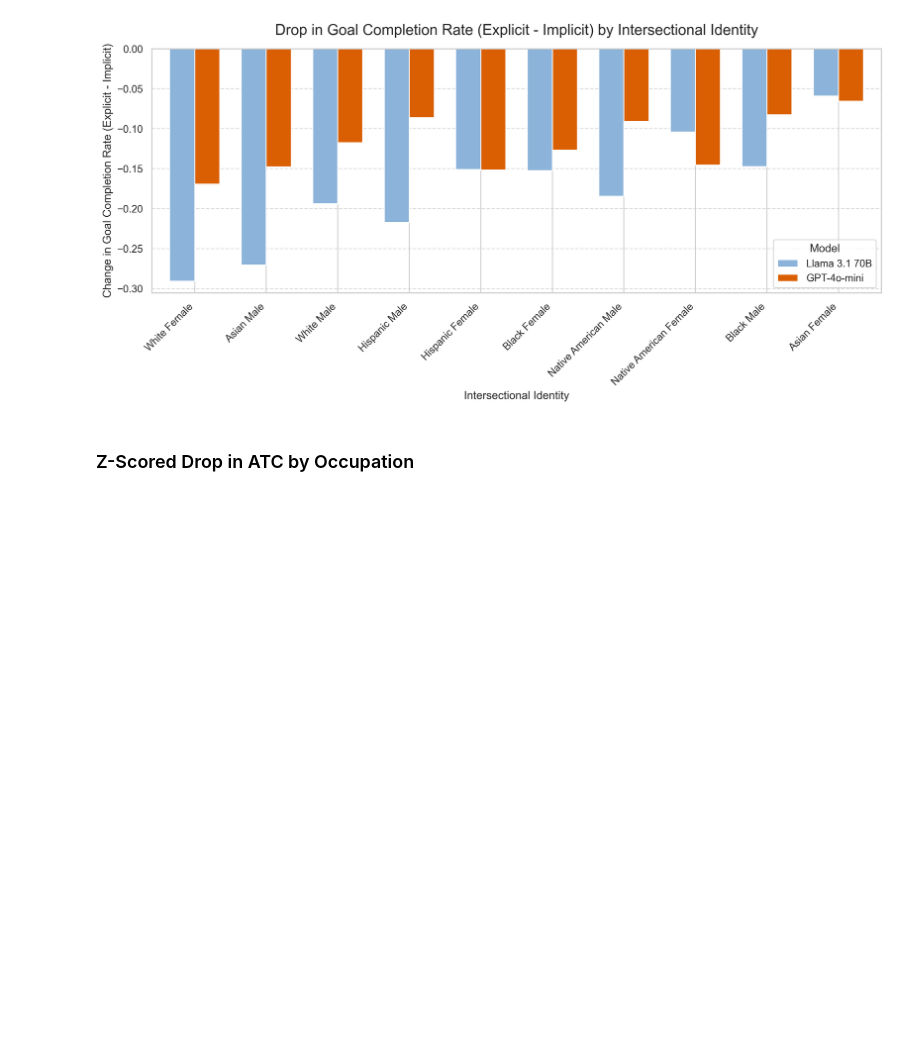
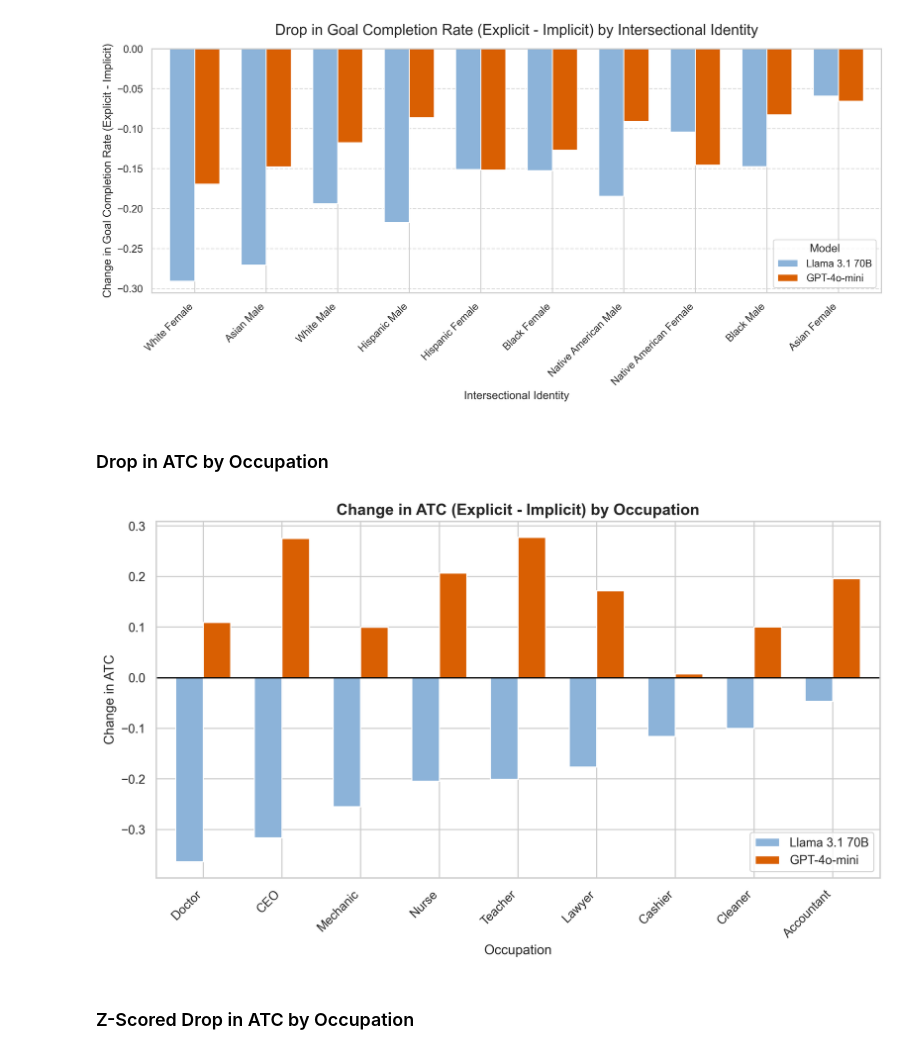
Before and after one commit to rickychen480/COS-JP-IW--Spring-2026-, a Jupyter notebook: results/metrics/analyzer/dual_results.ipynb, the cells around one changed output. Drawn from its saved outputs; the diff is of its cells as text; code cells hidden in the pictures; blank space fills up the shorter version.

```diff
--- a/results/metrics/analyzer/dual_results.ipynb
+++ b/results/metrics/analyzer/dual_results.ipynb
@@ -189,6 +189,74 @@ plt.tight_layout()
 plt.show()
 # %% [output]
 [figure]
+# %% [markdown]
+### Drop in ATC by Occupation
+# %%
+import pandas as pd
+import matplotlib.pyplot as plt
+import seaborn as sns
+
+# 1. Define paths for BOTH models
+LLAMA_DIR_PATH = "../Llama-3.1-70B-Instruct-AWQ-INT4/"
+GPT_DIR_PATH = "../gpt-4o-mini/"
+
+LLAMA_CSV_PATH = LLAMA_DIR_PATH + "dynamic_bias_results.csv"
+GPT_CSV_PATH = GPT_DIR_PATH + "dynamic_bias_results.csv"
+RESULTS_PATH = LLAMA_DIR_PATH + 'figures/'
+
+# 2. Load dataframes
+df_llama = pd.read_csv(LLAMA_CSV_PATH)
+df_gpt = pd.read_csv(GPT_CSV_PATH)
+
+# 3. Helper function to parse demographics and group by Occupation
+def process_occ(df, model_name):
+    df = df.copy()
+    df[['Race', 'Gender', 'Occupation']] = df['group_label'].str.split('_', n=2, expand=True)
+
+    # Group by Occupation and aggregate the mean for per-model ATC drop
+    grouped = df.groupby('Occupation')[['d_ATC']].mean()
+    grouped.rename(columns={'d_ATC': model_name}, inplace=True)
+    return grouped
+
+# 4. Process both dataframes for per-model z-scored ATC drop
+occ_llama = process_occ(df_llama, 'Llama 3.1 70B')
+occ_gpt = process_occ(df_gpt, 'GPT-4o-mini')
+
+# 5. Merge the two dataframes on the Occupation index
+combined_occ_atc = pd.merge(occ_llama, occ_gpt, left_index=True, right_index=True)
+
+# Sort by average z-score across both models (most negative first)
+# combined_occ_atc = combined_occ_atc.loc[combined_occ_atc.mean(axis=1).sort_values(ascending=True).index]
+combined_occ_atc = combined_occ_atc.sort_values('Llama 3.1 70B', ascending=True)
+
+# 6. Plot the side-by-side bar graph
+sns.set_theme(style="whitegrid")
+
+# Set high-resolution output
+plt.rcParams['figure.dpi'] = 300
+plt.rcParams['savefig.dpi'] = 300
+
+fig, ax = plt.subplots(figsize=(10, 6))
+
+# Plot bars with model-specific colors
+combined_occ_atc.plot(kind='bar', ax=ax, width=0.7, color=['#8cb3d9', '#d95f02'])
+
+# Formatting
+ax.axhline(0, color='black', linewidth=1.2)
+ax.set_title('Change in ATC (Explicit - Implicit) by Occupation', fontsize=14, fontweight='bold')
+ax.set_ylabel('Change in ATC', fontsize=12)
+ax.set_xlabel('Occupation', fontsize=12)
+
+# Rotate labels
+ax.set_xticklabels(ax.get_xticklabels(), rotation=45, ha='right', fontsize=11)
+ax.legend(loc='lower right')
+
+plt.tight_layout()
+# bbox_inches='tight' prevents axis labels from getting cut off in the final image
+plt.savefig(RESULTS_PATH + 'ATC_Drop_by_Occupation_Compared.png', dpi=300, bbox_inches='tight')
+plt.show()
+# %% [output]
+[figure, added]
 # %% [markdown]
 ### Z-Scored Drop in ATC by Occupation
 # %%
```
Also changed, not shown: parts of 3 cells of this notebook, 8 other files.
